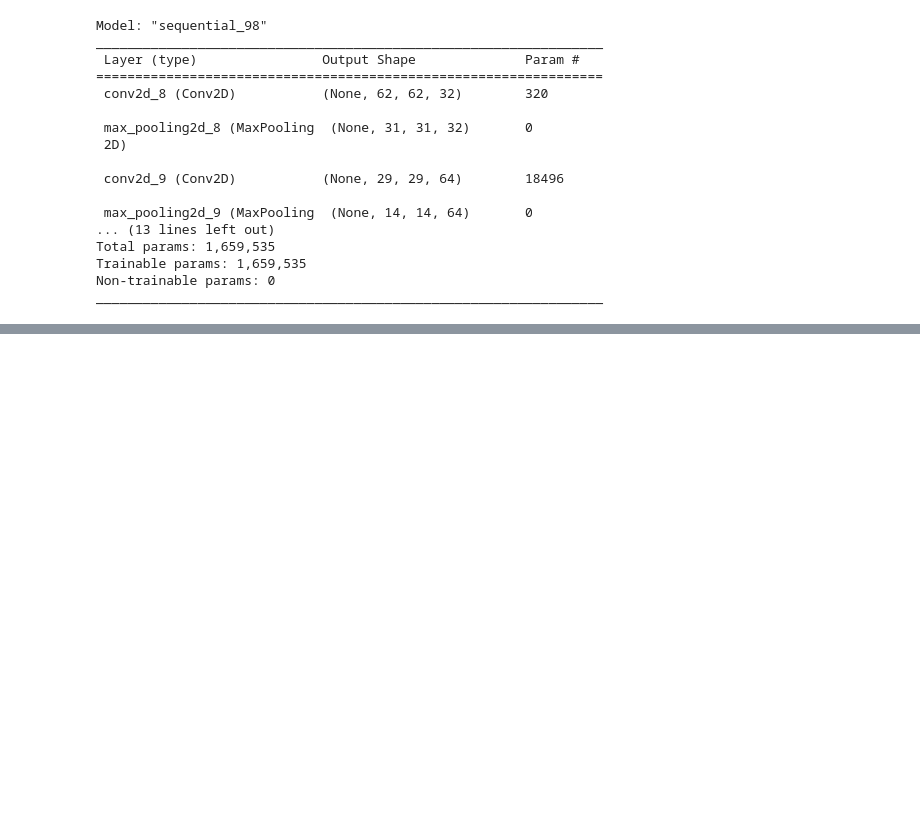
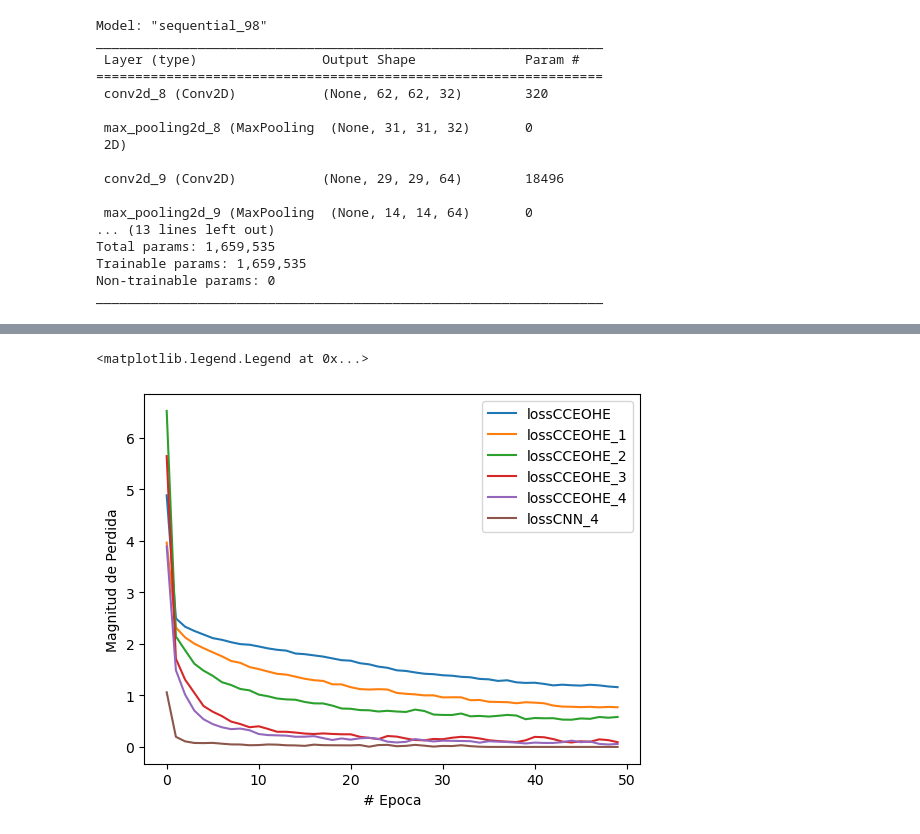
Before and after one commit to adriend1102/Practica3APC-GKA06-15D-1330, a Jupyter notebook: chinese_mnist.ipynb, the cells around one changed output, grey strips where cells are left out. Saved outputs shown, nothing was run; the diff lists cells and outputs as text; code cells hidden in the pictures; blank space fills up the shorter version.

```diff
--- a/chinese_mnist.ipynb
+++ b/chinese_mnist.ipynb
@@ -886,0 +896,27 @@ tablaAciertos(predictions, y_test, X_test)
+# %%
+"""XOneHot_train = XOneHot_train.cache()
+yOneHot_train = yOneHot_train.cache()
+X_train = X_train.cache()
+y_train = y_train.cache()
+
+
+TAMANO_LOTE = 32
+X_train = X_train.repeat
+X_train = X_train.repeat().shuffle(12000).batch(TAMANO_LOTE)
+y_test = y_test.batch(TAMANO_LOTE)"""
+
+plt.xlabel('# Epoca')
+plt.ylabel('Magnitud de Perdida')
+
+
+plt.plot(historialCCEOHE.history['loss'],label='lossCCEOHE')
+plt.plot(historialCCEOHE_1.history['loss'],label='lossCCEOHE_1')
+plt.plot(historialCCEOHE_2.history['loss'],label='lossCCEOHE_2')
+plt.plot(historialCCEOHE_3.history['loss'],label='lossCCEOHE_3')
+plt.plot(historialCCEOHE_4.history['loss'],label='lossCCEOHE_4')
+plt.plot(historialCNN.history['loss'],label='lossCNN_4')
+
+plt.legend()
+# %% [output]
+<matplotlib.legend.Legend at 0x...>
+[figure, added]
```
Also changed, not shown: parts of 6 cells of this notebook, 2 other files.
